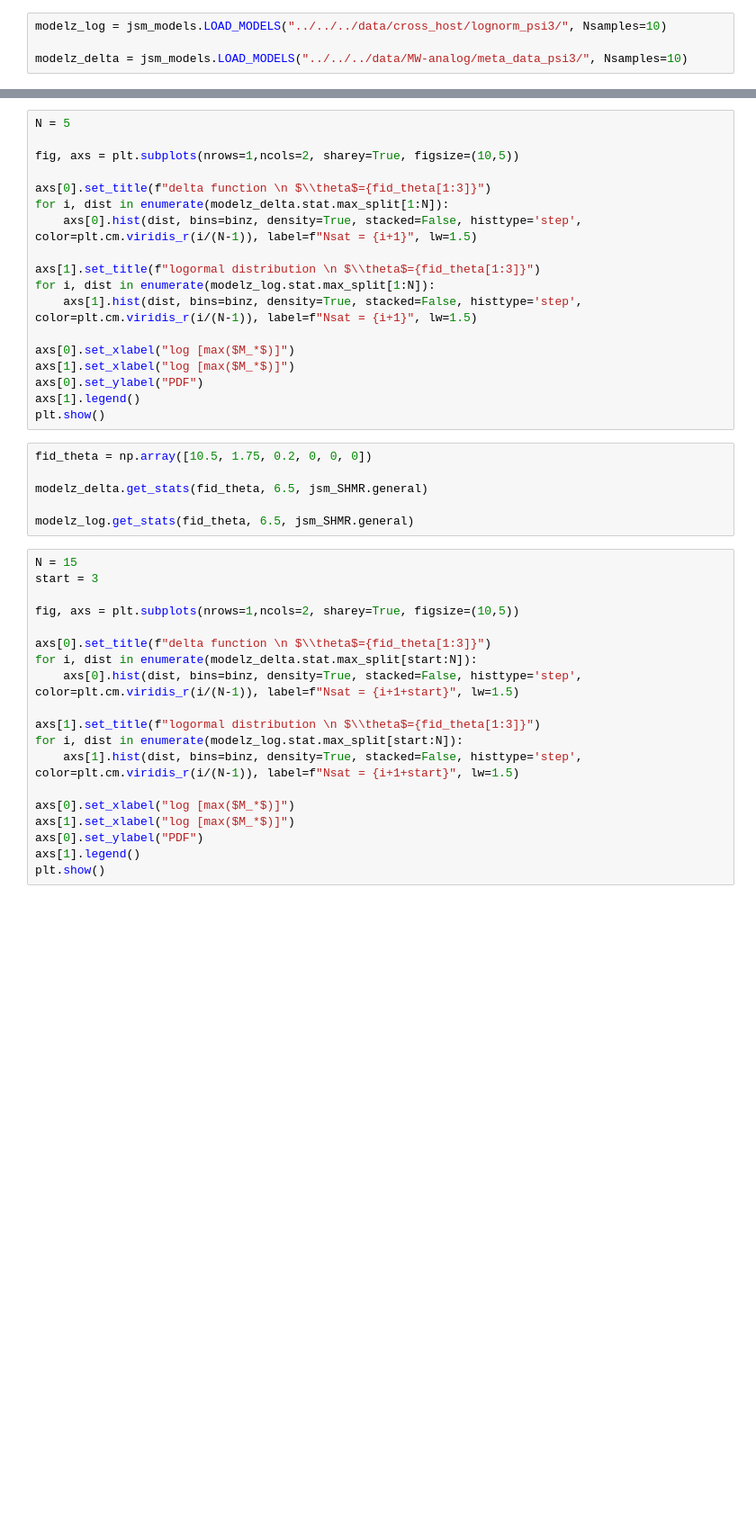
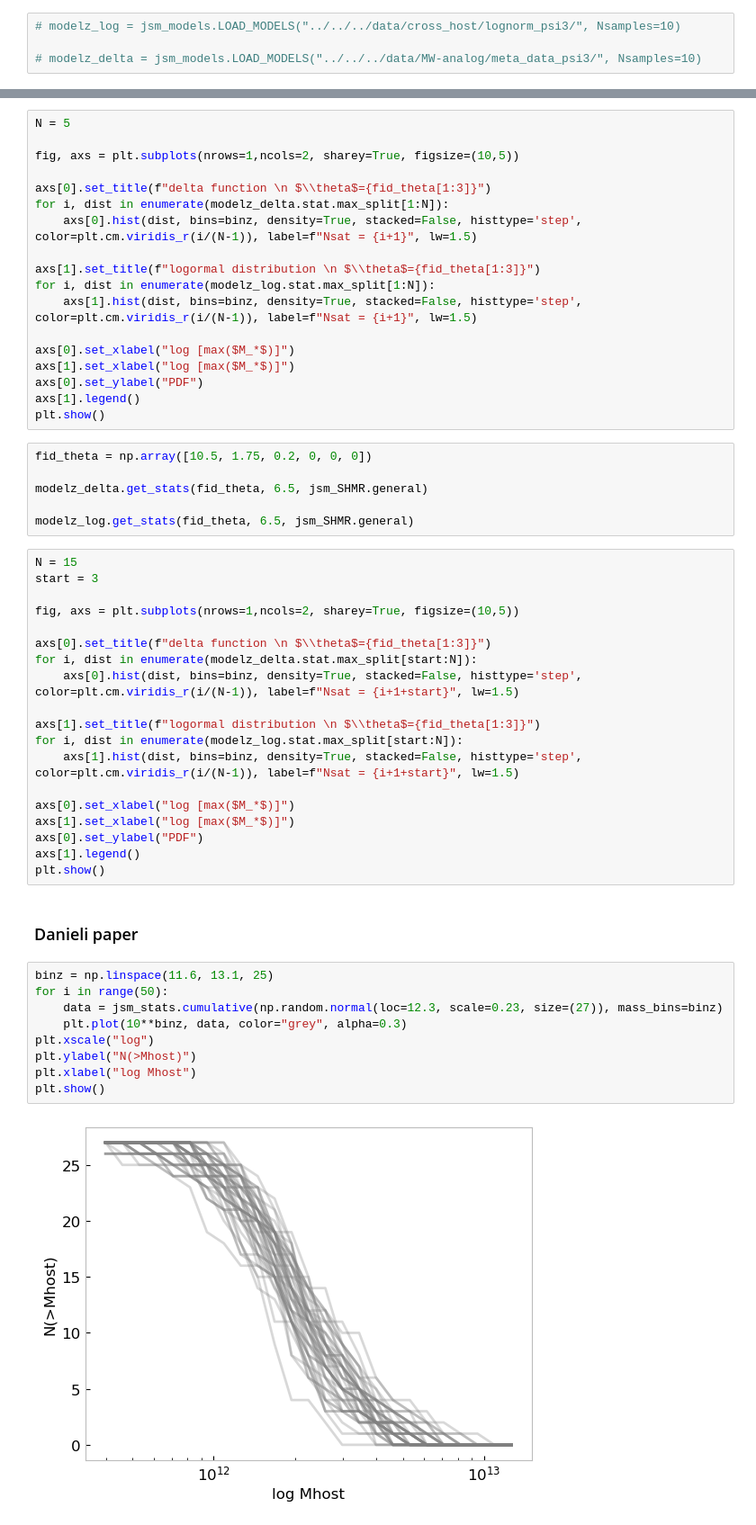
Before and after one commit to jsmonzon/SatGen, a Jupyter notebook: notebooks/paper/stats_plot.ipynb, the cells around one changed output, grey strips where cells are left out. Shown: that part at 90% size. Saved outputs shown, nothing was run; the diff lists cells and outputs as text; blank space fills up the shorter version.

Commit message:
random push

```diff
--- a/notebooks/paper/stats_plot.ipynb
+++ b/notebooks/paper/stats_plot.ipynb
@@ -11,9 +11,9 @@ import jsm_mcmc
 import jsm_stats
 import jsm_models
 # %%
-modelz_log = jsm_models.LOAD_MODELS("../../../data/cross_host/lognorm_psi3/", Nsamples=10)
+# modelz_log = jsm_models.LOAD_MODELS("../../../data/cross_host/lognorm_psi3/", Nsamples=10)
 
-modelz_delta = jsm_models.LOAD_MODELS("../../../data/MW-analog/meta_data_psi3/", Nsamples=10)
+# modelz_delta = jsm_models.LOAD_MODELS("../../../data/MW-analog/meta_data_psi3/", Nsamples=10)
 # %%
 fid_theta = np.array([10.5, 2.0, 0.2, 0, 0, 0])
 
@@ -124,3 +122,16 @@ axs[1].set_xlabel("log [max($M_*$)]")
 axs[0].set_ylabel("PDF")
 axs[1].legend()
 plt.show()
+# %% [markdown]
+### Danieli paper
+# %%
+binz = np.linspace(11.6, 13.1, 25)
+for i in range(50):
+    data = jsm_stats.cumulative(np.random.normal(loc=12.3, scale=0.23, size=(27)), mass_bins=binz)
+    plt.plot(10**binz, data, color="grey", alpha=0.3)
+plt.xscale("log")
+plt.ylabel("N(>Mhost)")
+plt.xlabel("log Mhost")
+plt.show()
+# %% [output]
+[figure, added]
```
Also changed, not shown: parts of 10 cells of this notebook, 7 other files.
